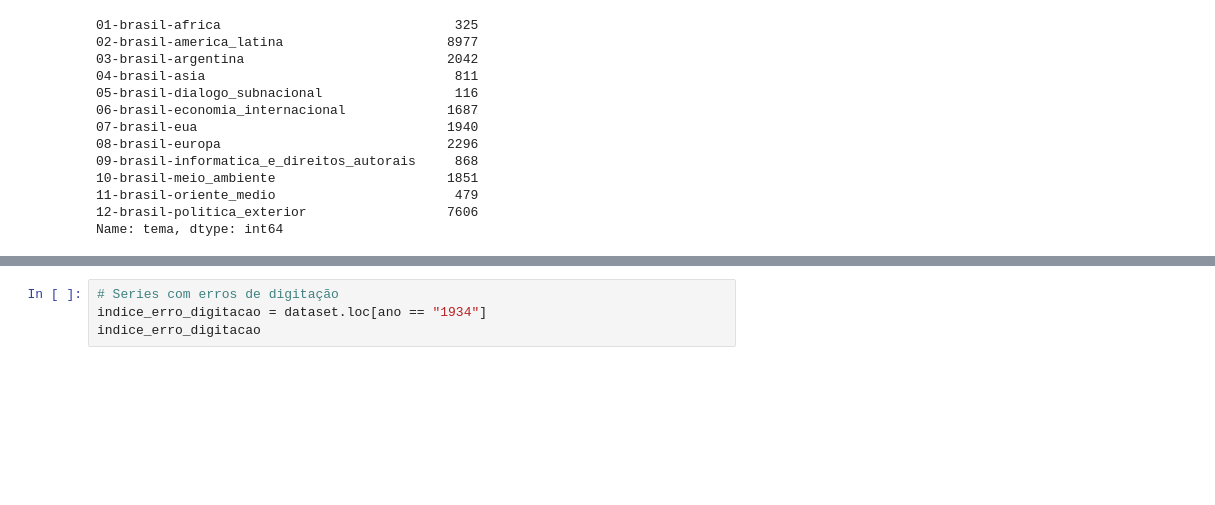
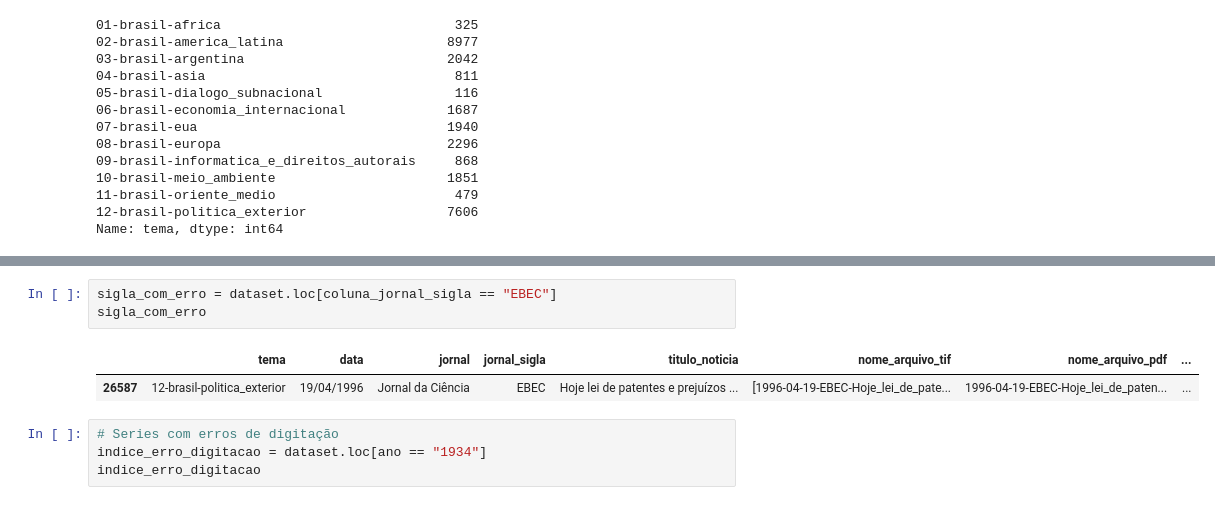
Before and after one commit to thiagovicino/python_analise_dados, a Jupyter notebook: Análise_dados_02_json_thiago.ipynb, the cells around one changed output, grey strips where cells are left out. Drawn from its saved outputs; the diff is of its cells as text; blank space fills up the shorter version.

```diff
--- a/Análise_dados_02_json_thiago.ipynb
+++ b/Análise_dados_02_json_thiago.ipynb
@@ -143,3 +233,9 @@ frequencia_noticias
+# %%
+sigla_com_erro = dataset.loc[coluna_jornal_sigla == "EBEC"]
+sigla_com_erro
+# %% [output]
+|  | tema | data | jornal | jornal_sigla | titulo_noticia | nome_arquivo_tif | nome_arquivo_pdf | ... |
+| 26587 | 12-brasil-politica_exterior | 19/04/1996 | Jornal da Ciência | EBEC | Hoje lei de patentes e prejuízos ... | [1996-04-19-EBEC-Hoje_lei_de_pate... | 1996-04-19-EBEC-Hoje_lei_de_paten... | ... |
 # %%
 # Series com erros de digitação
 indice_erro_digitacao = dataset.loc[ano == "1934"]
```
Also changed, not shown: parts of 16 cells of this notebook.
